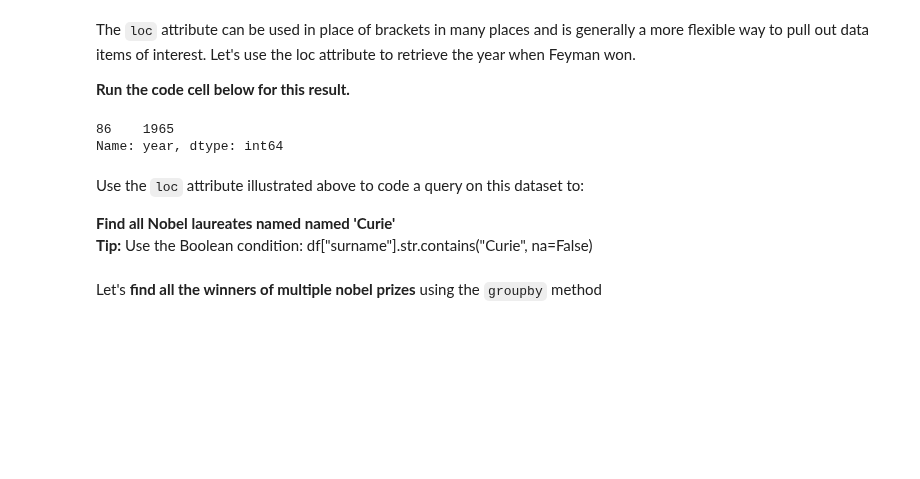
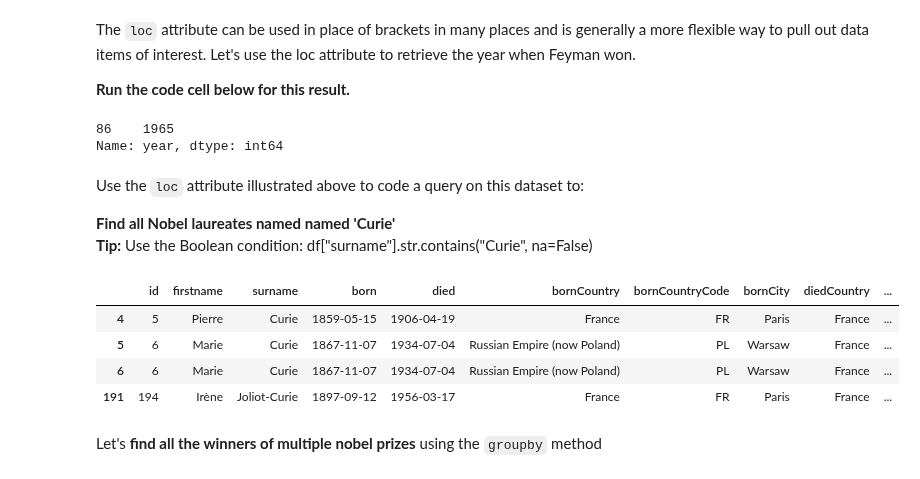
Before and after one commit to kushlalwani/kushlalwani, a Jupyter notebook: nobel_df.ipynb, the cells around one changed output. Drawn from its saved outputs; the diff is of its cells as text; code cells hidden in the pictures; blank space fills up the shorter version.

```diff
--- a/nobel_df.ipynb
+++ b/nobel_df.ipynb
@@ -130,6 +246,13 @@ Use the `loc` attribute illustrated above to code a query on this dataset to:
 # %%
 # Code and test your scriplet to find all 'Curies'
 # Assigned the results to a variable named curies.
+df[df['surname'].str.contains("Curie",na=False)]
+# %% [output]
+|  | id | firstname | surname | born | died | bornCountry | bornCountryCode | bornCity | diedCountry | ... |
+| 4 | 5 | Pierre | Curie | 1859-05-15 | 1906-04-19 | France | FR | Paris | France | ... |
+| 5 | 6 | Marie | Curie | 1867-11-07 | 1934-07-04 | Russian Empire (now Poland) | PL | Warsaw | France | ... |
+| 6 | 6 | Marie | Curie | 1867-11-07 | 1934-07-04 | Russian Empire (now Poland) | PL | Warsaw | France | ... |
+| 191 | 194 | Irène | Joliot-Curie | 1897-09-12 | 1956-03-17 | France | FR | Paris | France | ... |
 # %% [markdown]
 Let's **find all the winners of multiple nobel prizes** using the `groupby` method
 # %%
```
Also changed, not shown: parts of 16 cells of this notebook.
